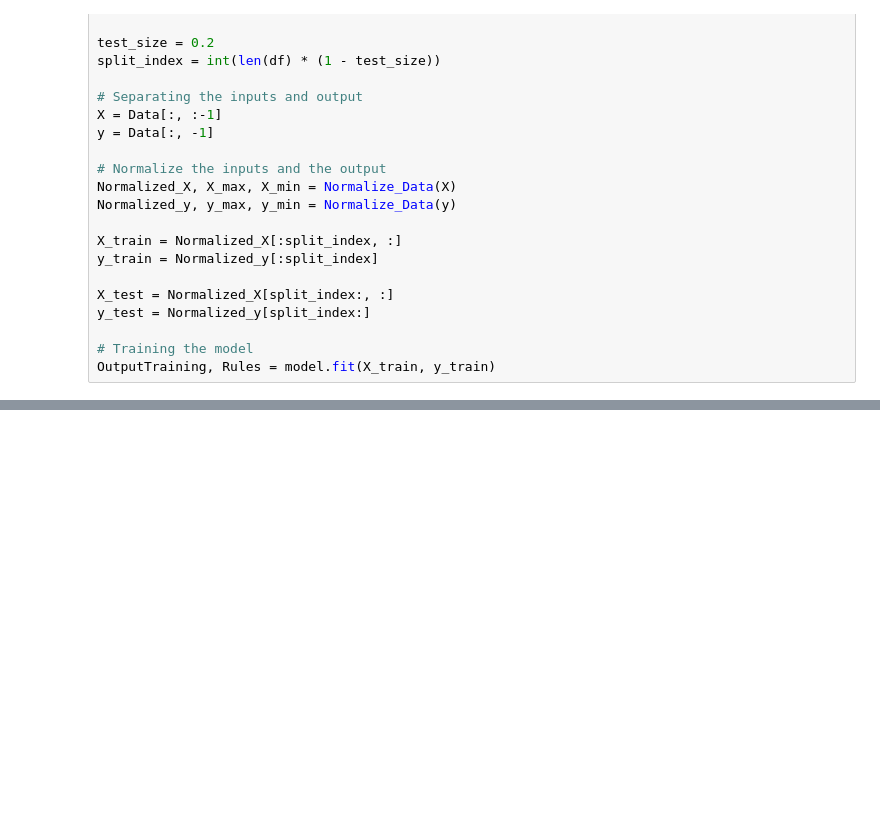
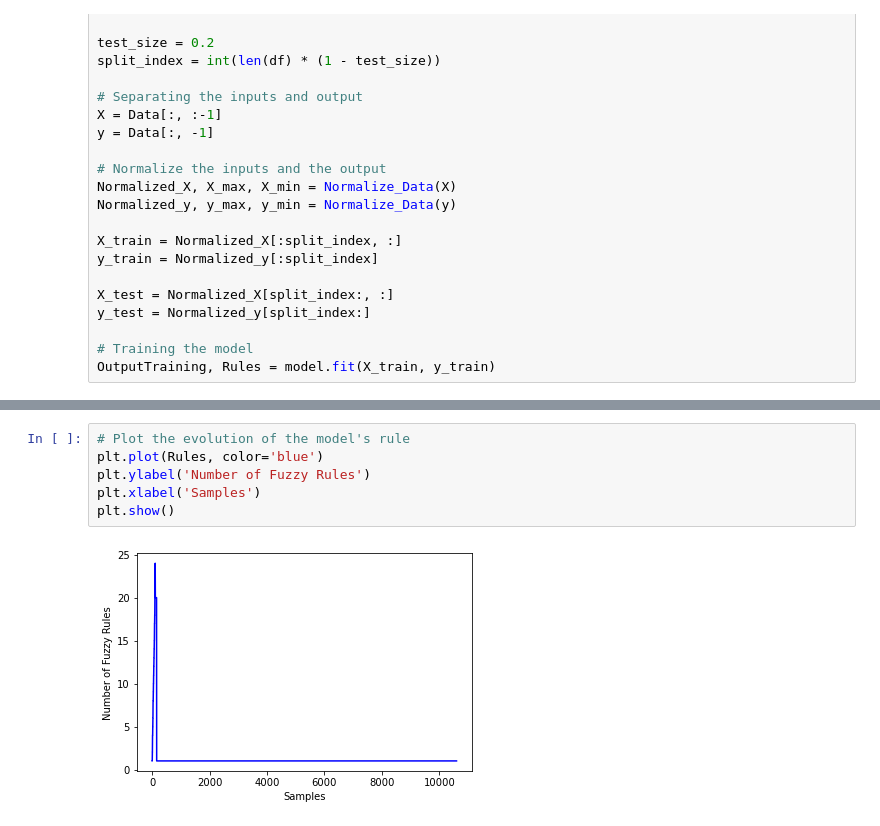
Before and after one commit to VictorHSPereira/dissertacao_pgmc, a Jupyter notebook: Cadernos/2. Testes.ipynb, the cells around one changed output, grey strips where cells are left out. Saved outputs shown, nothing was run; the diff lists cells and outputs as text; blank space fills up the shorter version.

```diff
--- a/Cadernos/2. Testes.ipynb
+++ b/Cadernos/2. Testes.ipynb
@@ -62,0 +107,8 @@ OutputTraining, Rules = model.fit(X_train, y_train)
+# %%
+# Plot the evolution of the model's rule
+plt.plot(Rules, color='blue')
+plt.ylabel('Number of Fuzzy Rules')
+plt.xlabel('Samples')
+plt.show()
+# %% [output]
+[figure, added]
```
Also changed, not shown: parts of 6 cells of this notebook.
